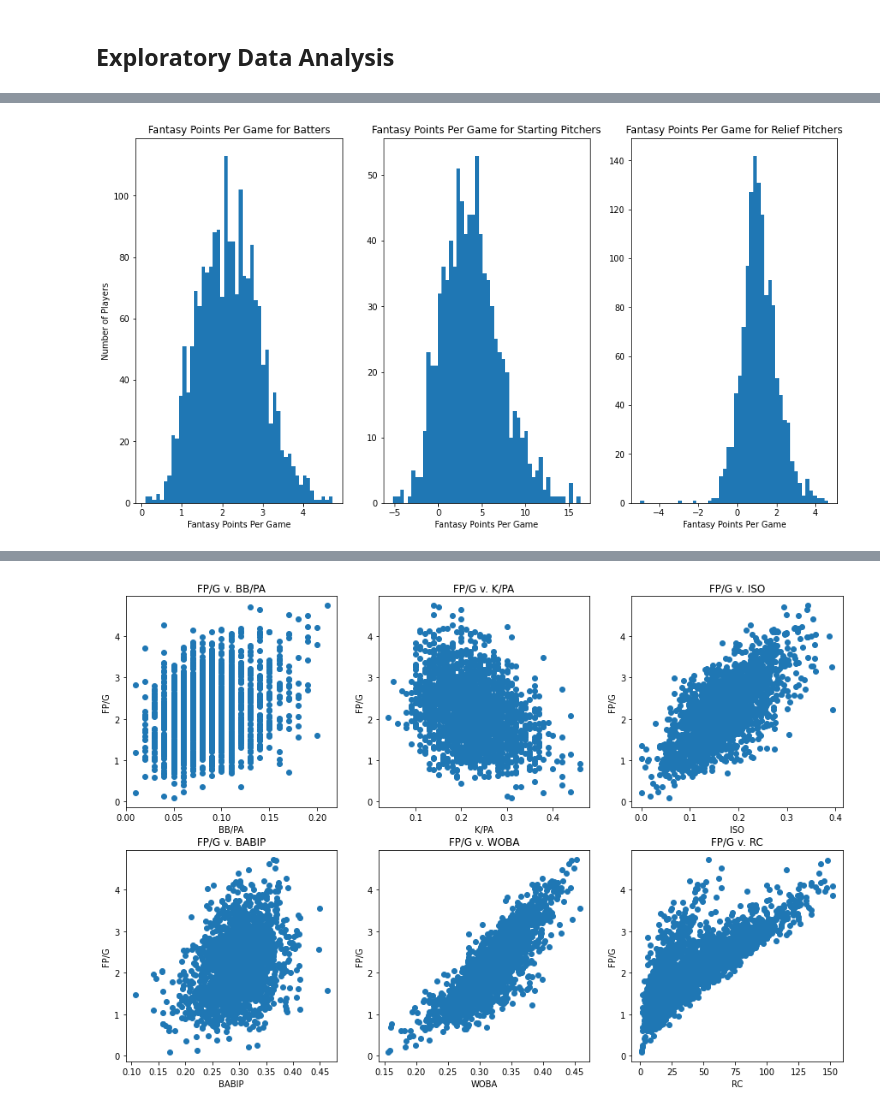
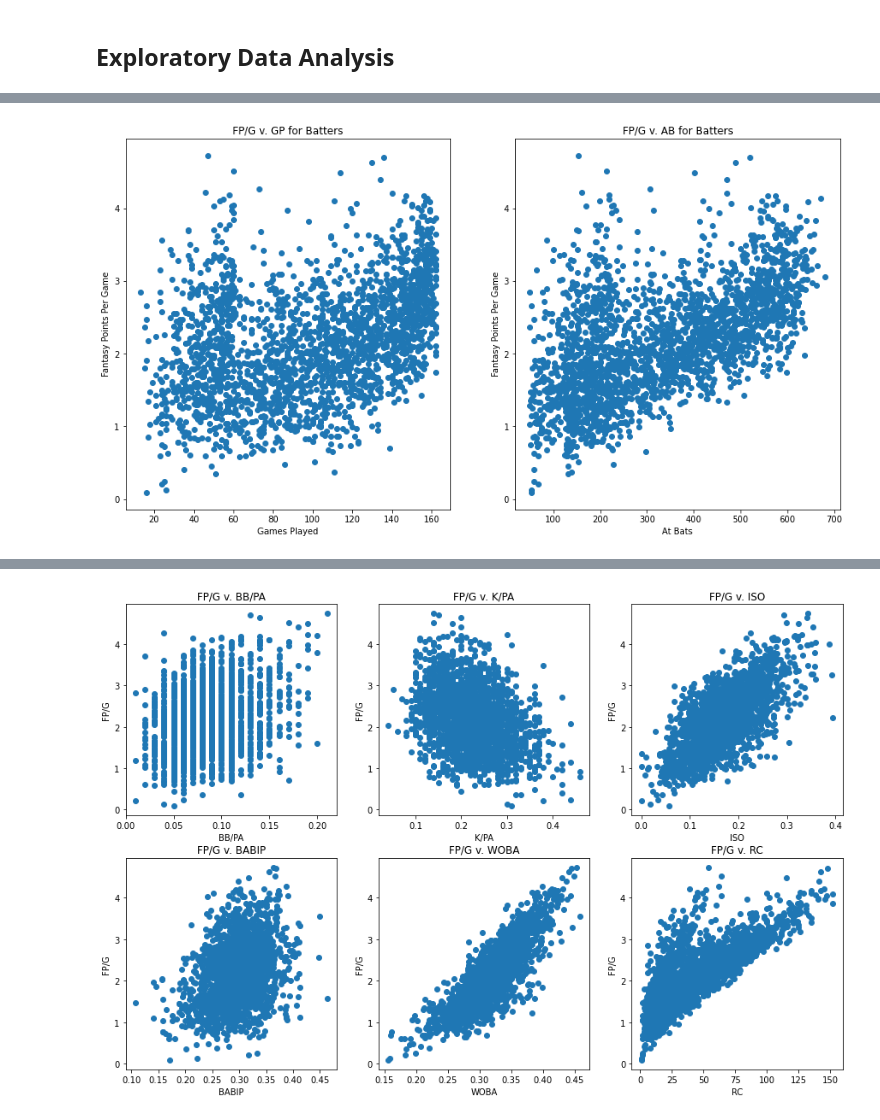
Before and after one commit to mikeisen1/Fantasy-Baseball-Prediction, a Jupyter notebook: cmsc320-final-project.ipynb, the cells around one changed output, grey strips where cells are left out. Saved outputs shown, nothing was run; the diff lists cells and outputs as text; code cells hidden in the pictures.

```diff
--- a/cmsc320-final-project.ipynb
+++ b/cmsc320-final-project.ipynb
@@ -221,27 +182,19 @@ To be able to predict what batters or pitchers will perform well, it would be he
 # %%
-convert_to_float(all_batters,'FP/G')
-convert_to_float(all_starters,'FP/G')
-convert_to_float(all_relievers,'FP/G')
+batters_ab = all_batters['AB']
+batters_gp = all_batters['GP']
 
-ppg_batters = all_batters['FP/G']
-ppg_starters = all_starters['FP/G']
-ppg_relievers = all_relievers['FP/G']
+#creating the scatter plots
+fig, ax = plt.subplots(1, 2,figsize=(15,8))
+ax[0].scatter(batters_gp,ppg_batters)
+ax[0].set_xlabel('Games Played')
+ax[0].set_ylabel('Fantasy Points Per Game')
+ax[0].set_title('FP/G v. GP for Batters')
 
-#creating the distributions
-fig, ax = plt.subplots(1, 3,figsize=(15,8))
-ax[0].hist(ppg_batters,bins=50)
-ax[0].set_xlabel('Fantasy Points Per Game')
-ax[0].set_ylabel('Number of Players')
-ax[0].set_title('Fantasy Points Per Game for Batters')
-
-ax[1].hist(ppg_starters,bins=50)
-ax[1].set_xlabel('Fantasy Points Per Game')
-ax[1].set_title('Fantasy Points Per Game for Starting Pitchers')
-
-ax[2].hist(ppg_relievers,bins=50)
-ax[2].set_xlabel('Fantasy Points Per Game')
-ax[2].set_title('Fantasy Points Per Game for Relief Pitchers')
+ax[1].scatter(batters_ab,ppg_batters)
+ax[1].set_xlabel('At Bats')
+ax[1].set_ylabel('Fantasy Points Per Game')
+ax[1].set_title('FP/G v. AB for Batters')
 
 plt.show()
 # %% [output]
-[figure, old version]
+[figure, new version]
```
Also changed, not shown: parts of 45 cells of this notebook, 2 other files.
